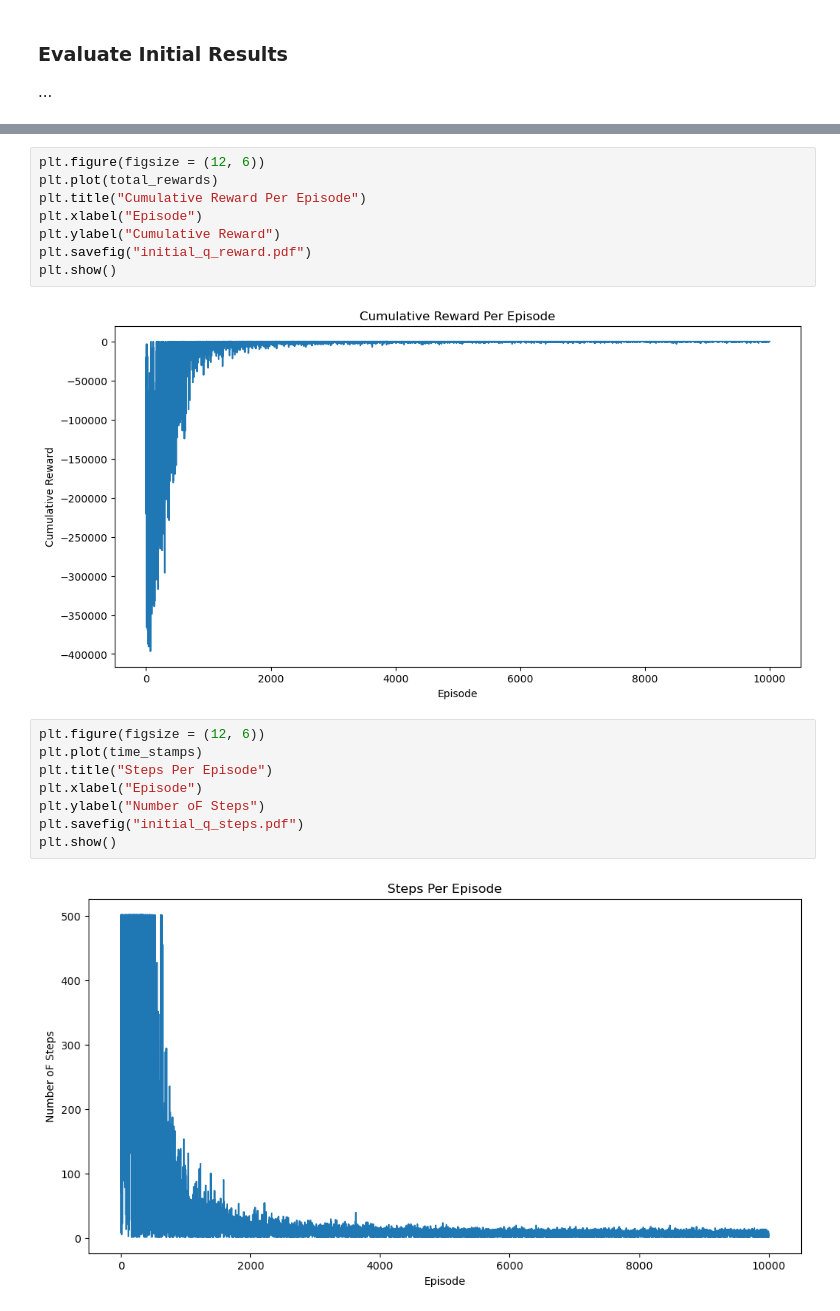
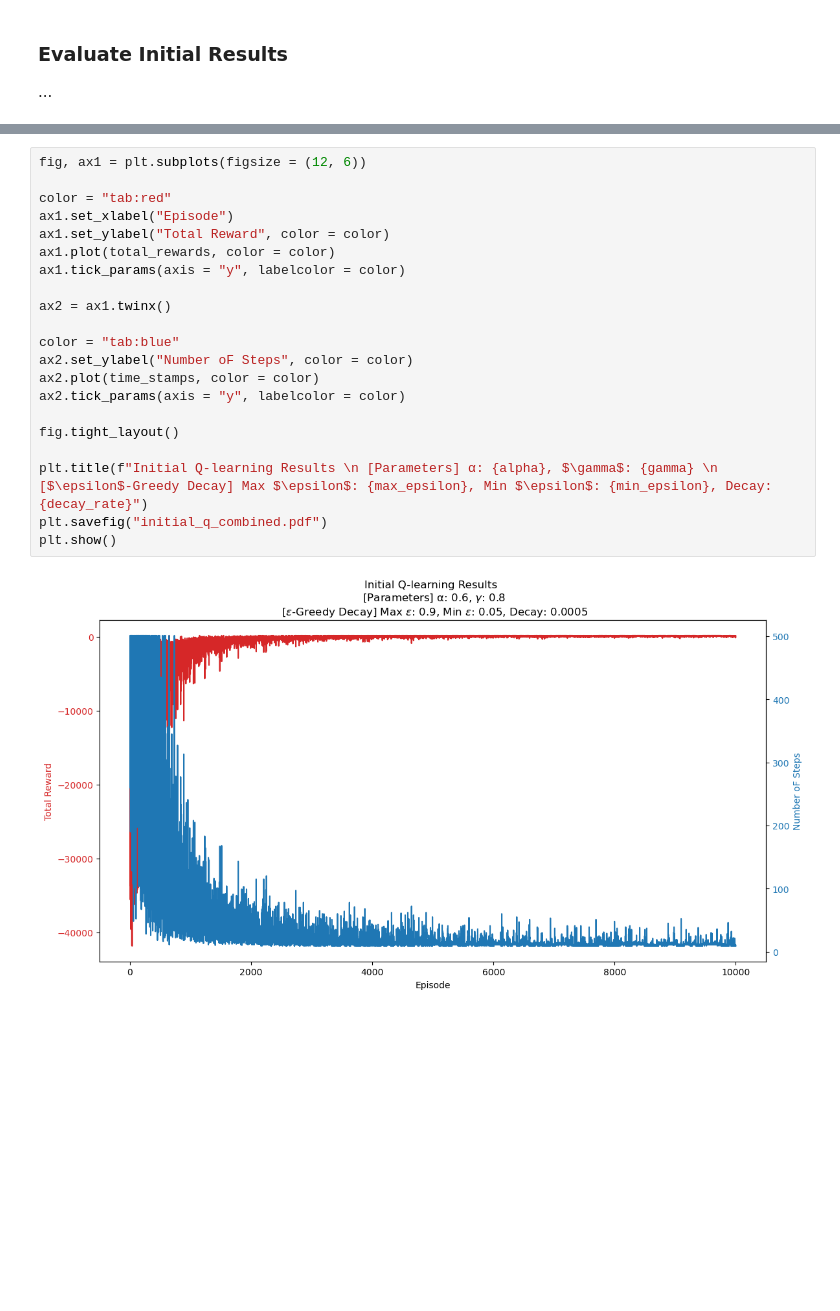
Before and after one commit to yasirbarlas/tabular-deep-reinforcement-learning, a Jupyter notebook: basic-tasks/basic-tasks.ipynb, the cells around one changed output, grey strips where cells are left out. Drawn from its saved outputs; the diff is of its cells as text; blank space fills up the shorter version.

```diff
--- a/basic-tasks/basic-tasks.ipynb
+++ b/basic-tasks/basic-tasks.ipynb
@@ -550,20 +627,23 @@ Wall time: 1.51 s
-# %%
-plt.figure(figsize = (12, 6))
-plt.plot(total_rewards)
-plt.title("Cumulative Reward Per Episode")
-plt.xlabel("Episode")
-plt.ylabel("Cumulative Reward")
-plt.savefig("initial_q_reward.pdf")
-plt.show()
-# %% [output]
-[figure, removed]
-# %%
-plt.figure(figsize = (12, 6))
-plt.plot(time_stamps)
-plt.title("Steps Per Episode")
-plt.xlabel("Episode")
-plt.ylabel("Number oF Steps")
-plt.savefig("initial_q_steps.pdf")
-plt.show()
-# %% [output]
-[figure, removed]
+# %%
+fig, ax1 = plt.subplots(figsize = (12, 6))
+
+color = "tab:red"
+ax1.set_xlabel("Episode")
+ax1.set_ylabel("Total Reward", color = color)
+ax1.plot(total_rewards, color = color)
+ax1.tick_params(axis = "y", labelcolor = color)
+
+ax2 = ax1.twinx()
+
+color = "tab:blue"
+ax2.set_ylabel("Number oF Steps", color = color)
+ax2.plot(time_stamps, color = color)
+ax2.tick_params(axis = "y", labelcolor = color)
+
+fig.tight_layout()
+
+plt.title(f"Initial Q-learning Results \n [Parameters] α: {alpha}, $\gamma$: {gamma} \n [$\epsilon$-Greedy Decay] Max $\epsilon$: {max_epsilon}, Min $\epsilon$: {min_epsilon}, Decay: {decay_rate}")
+plt.savefig("initial_q_combined.pdf")
+plt.show()
+# %% [output]
+[figure, added]
```
Also changed, not shown: parts of 13 cells of this notebook.
